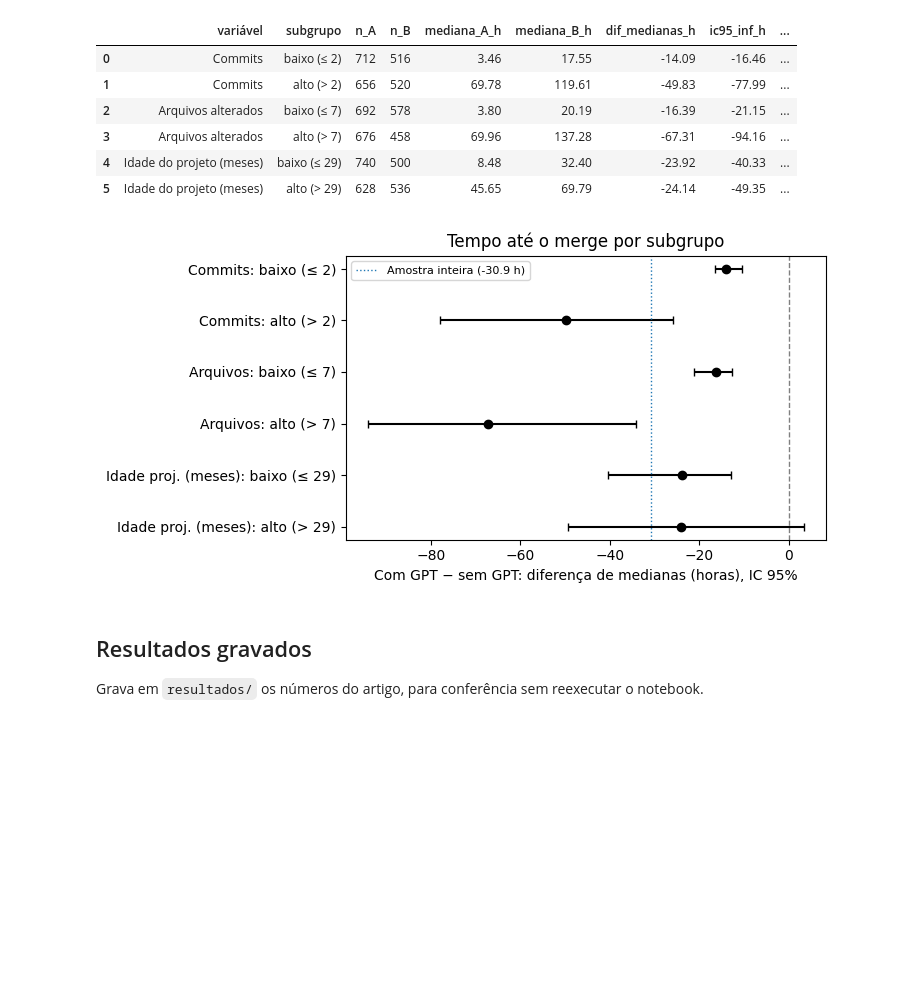
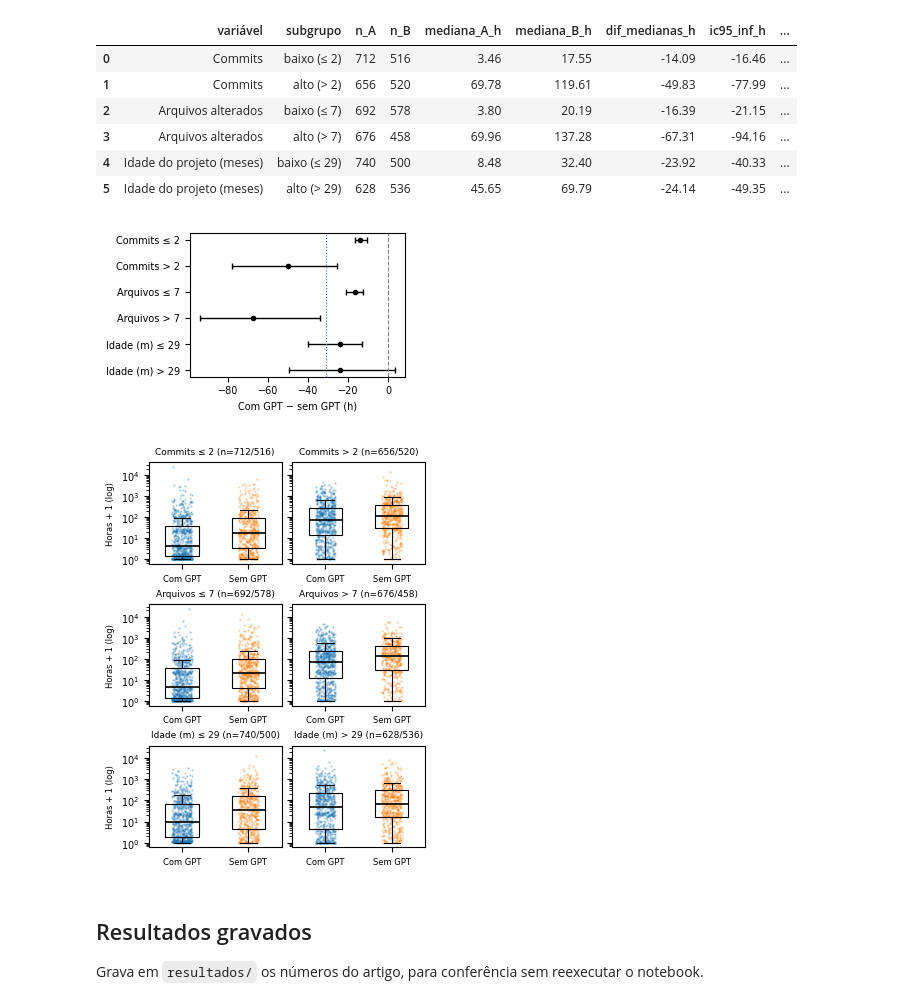
Before and after one commit to lipeleoneli/mceq-gpt-tempo-merge, a Jupyter notebook: analise.ipynb, the cells around one changed output. Cells and saved outputs as stored; diff of their text form; code cells hidden in the pictures; blank space fills up the shorter version.

Commit message:
Adiciona figuras dos subgrupos ao artigo

```diff
--- a/analise.ipynb
+++ b/analise.ipynb
@@ -291,24 +291,51 @@ sub_res.round({"mediana_A_h": 2, "mediana_B_h": 2, "dif_medianas_h": 2, "ic95_in
 | 4 | Idade do projeto (meses) | baixo (≤ 29) | 740 | 500 | 8.48 | 32.40 | -23.92 | -40.33 | ... |
 | 5 | Idade do projeto (meses) | alto (> 29) | 628 | 536 | 45.65 | 69.79 | -24.14 | -49.35 | ... |
 # %%
+# Figura 2 do artigo: tamanho pensado para 1 coluna do template ACM (3,4 pol.), fonte em tamanho real
 FIG_SUB = Path("figuras/efeito_subgrupos.png")
-fig, ax = plt.subplots(figsize=(7.5, 3.8))
+plt.rcParams.update({"font.size": 7})
+curto = {"Commits": "Commits", "Arquivos alterados": "Arquivos", "Idade do projeto (meses)": "Idade (m)"}
+fig, ax = plt.subplots(figsize=(3.2, 2.0))
 y = np.arange(len(sub_res))[::-1]
 ax.errorbar(sub_res["dif_medianas_h"], y,
             xerr=[sub_res["dif_medianas_h"] - sub_res["ic95_inf_h"], sub_res["ic95_sup_h"] - sub_res["dif_medianas_h"]],
-            fmt="o", color="black", capsize=3)
-ax.axvline(0, color="gray", linestyle="--", linewidth=1)
-ax.axvline(dif_med, color="tab:blue", linestyle=":", linewidth=1, label=f"Amostra inteira ({dif_med:.1f} h)")
-curto = {"Commits": "Commits", "Arquivos alterados": "Arquivos", "Idade do projeto (meses)": "Idade proj. (meses)"}
-ax.set_yticks(y, [f"{curto[v]}: {s}" for v, s in zip(sub_res["variável"], sub_res["subgrupo"])])
-ax.set_xlabel("Com GPT − sem GPT: diferença de medianas (horas), IC 95%")
-ax.set_title("Tempo até o merge por subgrupo")
-ax.legend(loc="upper left", fontsize=8)
+            fmt="o", color="black", markersize=3, capsize=2, linewidth=1)
+ax.axvline(0, color="gray", linestyle="--", linewidth=0.8)
+ax.axvline(dif_med, color="tab:blue", linestyle=":", linewidth=0.8)  # amostra inteira (explicado na legenda do artigo)
+ax.set_yticks(y, [f"{curto[v]} {s.split('(')[1].rstrip(')')}" for v, s in zip(sub_res["variável"], sub_res["subgrupo"])])
+ax.set_xlabel("Com GPT − sem GPT (h)")
 fig.tight_layout()
 fig.savefig(FIG_SUB, dpi=300, bbox_inches="tight")
 plt.show()
 # %% [output]
-[figure, old version]
+[figure, new version]
+# %%
+# Figura 3 do artigo: boxplots por subgrupo (mesma leitura da Figura 1), 1 coluna do template ACM
+FIG_BOX_SUB = Path("figuras/boxplot_subgrupos.png")
+rng_box = np.random.default_rng(SEED)
+fig, eixos = plt.subplots(3, 2, figsize=(3.4, 4.4), sharey=True)
+for linha, (var, rotulo) in zip(eixos, VARS_SUB.items()):
+    corte = df[var].median()
+    for ax, (nivel, mascara) in zip(linha, (("≤", df[var] <= corte), (">", df[var] > corte))):
+        sub = df[mascara]
+        dados_sub = [sub.loc[sub["is_gpt"] == k, "time_to_merge_h"].to_numpy() + 1 for k in (1, 0)]  # +1 h para a escala log
+        ax.boxplot(dados_sub, showfliers=False, widths=0.5, zorder=3, patch_artist=True,
+                   boxprops=dict(facecolor="none", linewidth=0.8), whiskerprops=dict(linewidth=0.8),
+                   capprops=dict(linewidth=0.8), medianprops=dict(color="black", linewidth=1.2))
+        for j, x in enumerate(dados_sub, start=1):
+            ax.scatter(j + rng_box.uniform(-0.15, 0.15, len(x)), x, s=0.6, alpha=0.25, zorder=1,
+                       color="tab:blue" if j == 1 else "tab:orange")
+        ax.set_yscale("log")
+        ax.set_xticks([1, 2], ["Com GPT", "Sem GPT"], fontsize=6)
+        ax.set_title(f"{curto[rotulo]} {nivel} {corte:g} (n={len(dados_sub[0])}/{len(dados_sub[1])})", fontsize=6.5)
+for linha in eixos:
+    linha[0].set_ylabel("Horas + 1 (log)", fontsize=6)
+fig.tight_layout(h_pad=0.6, w_pad=0.6)
+fig.savefig(FIG_BOX_SUB, dpi=300, bbox_inches="tight")
+plt.show()
+plt.rcParams.update({"font.size": 10})
+# %% [output]
+[figure, added]
 # %% [markdown]
 ## Resultados gravados
 Grava em `resultados/` os números do artigo, para conferência sem reexecutar o notebook.
```
Also changed, not shown: 5 other files.
